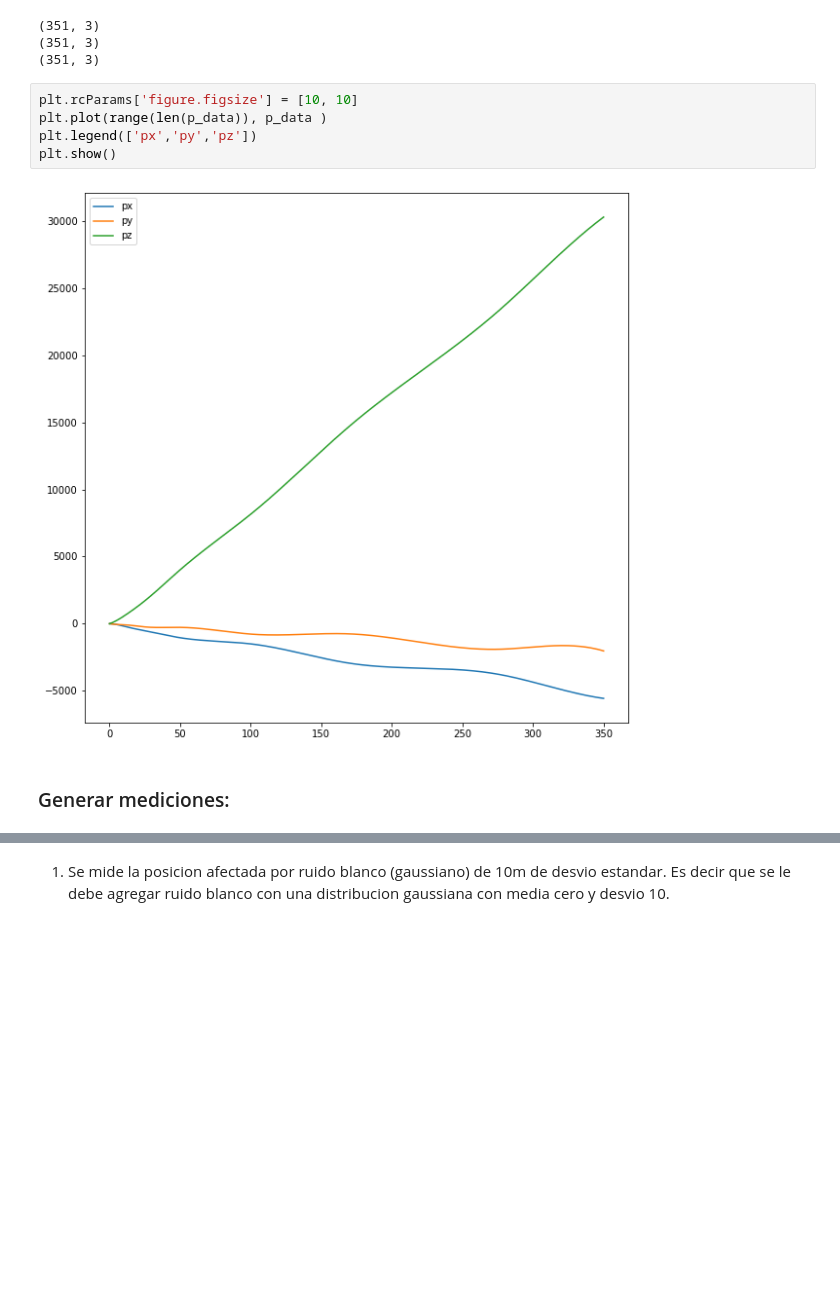
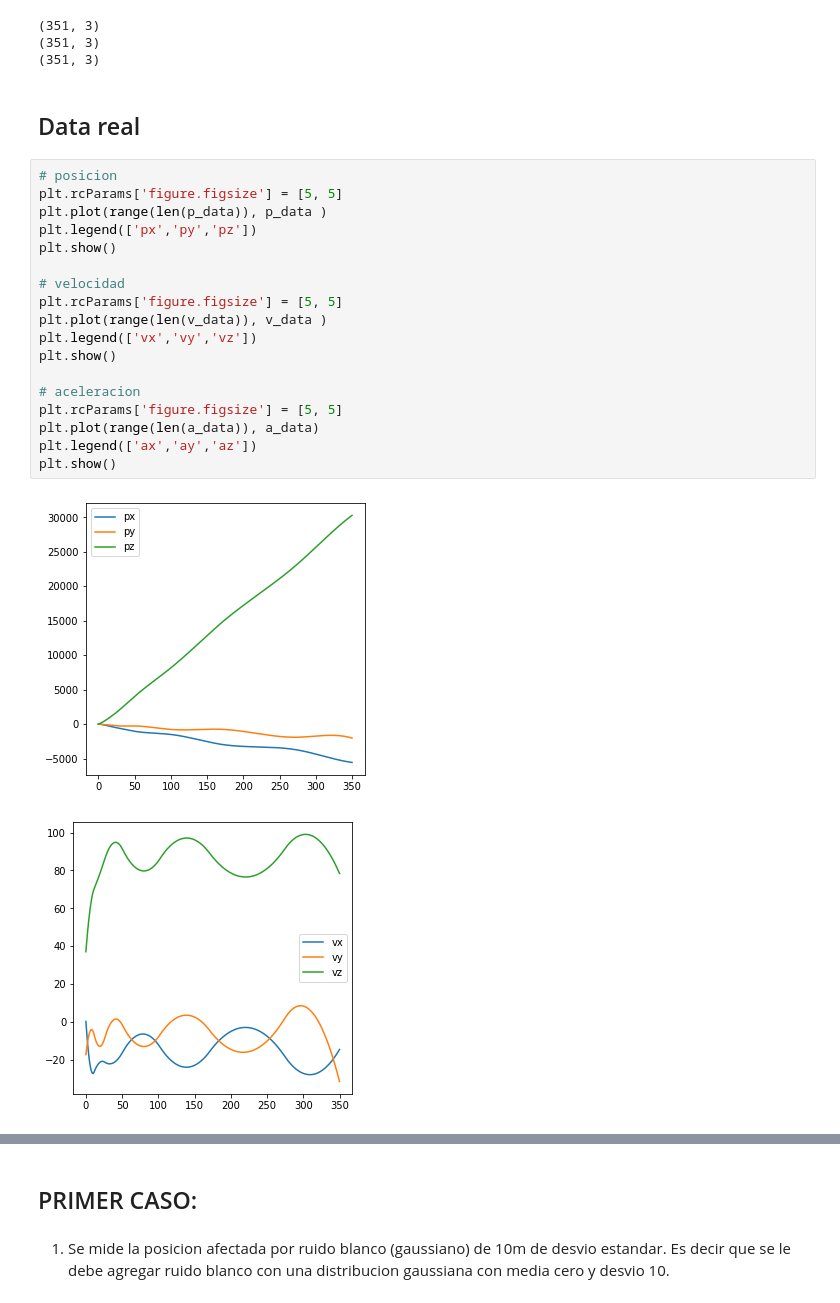
Before and after one commit to freddy120/kalmantp1, a Jupyter notebook: KalmanFilter_TP1.ipynb, the cells around one changed output, grey strips where cells are left out. Cells and saved outputs as stored; diff of their text form; blank space fills up the shorter version.

Commit message:
3 casos

```diff
--- a/KalmanFilter_TP1.ipynb
+++ b/KalmanFilter_TP1.ipynb
@@ -27,12 +26,27 @@ print(a_data.shape)
 (351, 3)
 (351, 3)
 (351, 3)
-# %%
-plt.rcParams['figure.figsize'] = [10, 10]
-plt.plot(range(len(p_data)), p_data )
-plt.legend(['px','py','pz'])
-plt.show()
-# %% [output]
-[figure, removed]
-# %% [markdown]
-### Generar mediciones:
+# %% [markdown]
+
+## Data real
+# %%
+# posicion
+plt.rcParams['figure.figsize'] = [5, 5]
+plt.plot(range(len(p_data)), p_data )
+plt.legend(['px','py','pz'])
+plt.show()
+
+# velocidad
+plt.rcParams['figure.figsize'] = [5, 5]
+plt.plot(range(len(v_data)), v_data )
+plt.legend(['vx','vy','vz'])
+plt.show()
+
+# aceleracion
+plt.rcParams['figure.figsize'] = [5, 5]
+plt.plot(range(len(a_data)), a_data)
+plt.legend(['ax','ay','az'])
+plt.show()
+# %% [output]
+[figure, added]
+[figure, added]
@@ -39,3 +54,5 @@ plt.show()
+# %% [markdown]
+## PRIMER CASO:
 # %% [markdown]
 1) Se mide la posicion afectada por ruido blanco (gaussiano) de 10m de desvio estandar.
 Es decir que se le debe agregar ruido blanco con una distribucion gaussiana con
```
Also changed, not shown: parts of 24 cells of this notebook.
